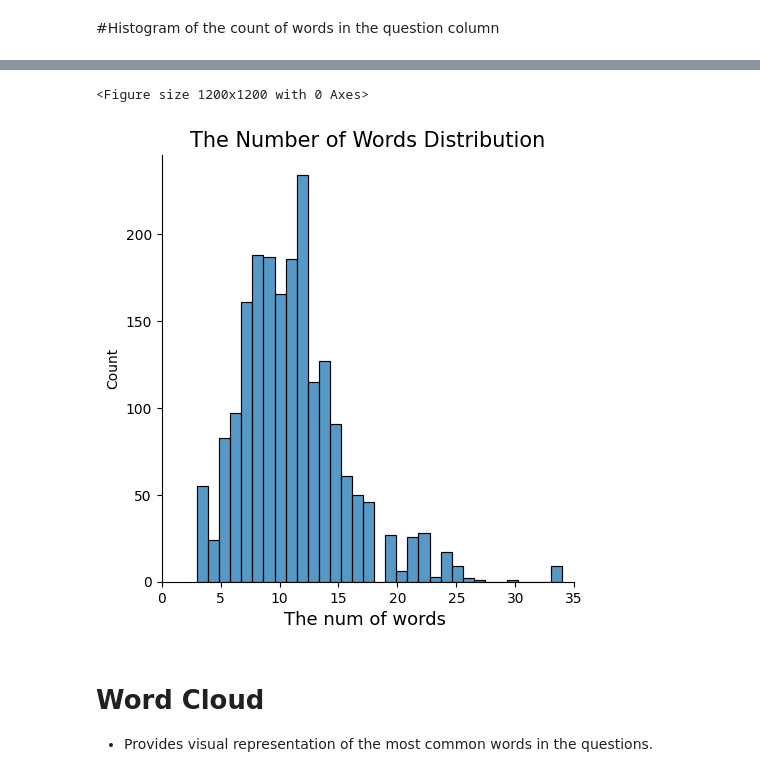
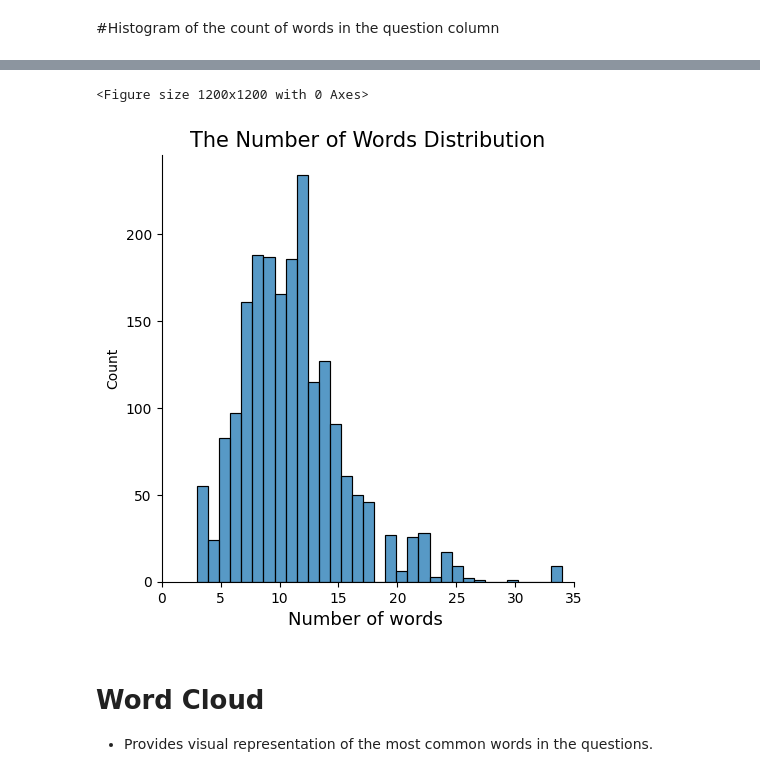
Before and after one commit to Sonlha1/ProjectCustomerChurn, a Jupyter notebook: LLM.ipynb, the cells around one changed output, grey strips where cells are left out. Saved outputs shown, nothing was run; the diff lists cells and outputs as text; code cells hidden in the pictures.

```diff
--- a/LLM.ipynb
+++ b/LLM.ipynb
@@ -151,16 +236,16 @@ df.head(10)
 # %%
 plt.figure(figsize= (12, 12))
 
 sns.displot(df['count_words'])
 
 plt.xlim(0, 35)
 
-plt.xlabel('The num of words ', fontsize = 13)
+plt.xlabel('Number of words ', fontsize = 13)
 plt.title("The Number of Words Distribution", fontsize = 15)
 plt.show()
 # %% [output]
 <Figure size 1200x1200 with 0 Axes>
-[figure, old version]
+[figure, new version]
 # %% [markdown]
 # Word Cloud
 * Provides visual representation of the most common words in the questions.
```
Also changed, not shown: parts of 15 cells of this notebook.
